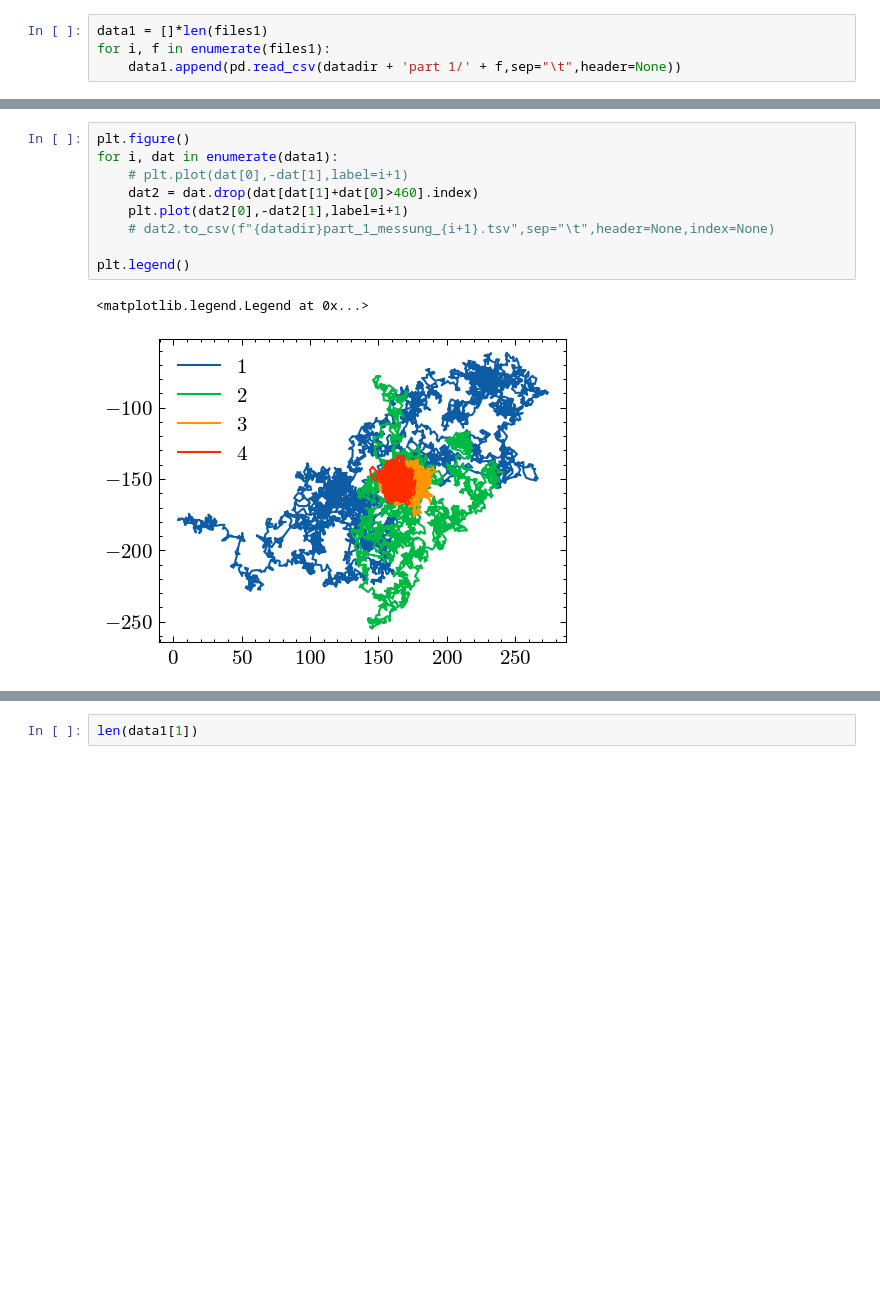
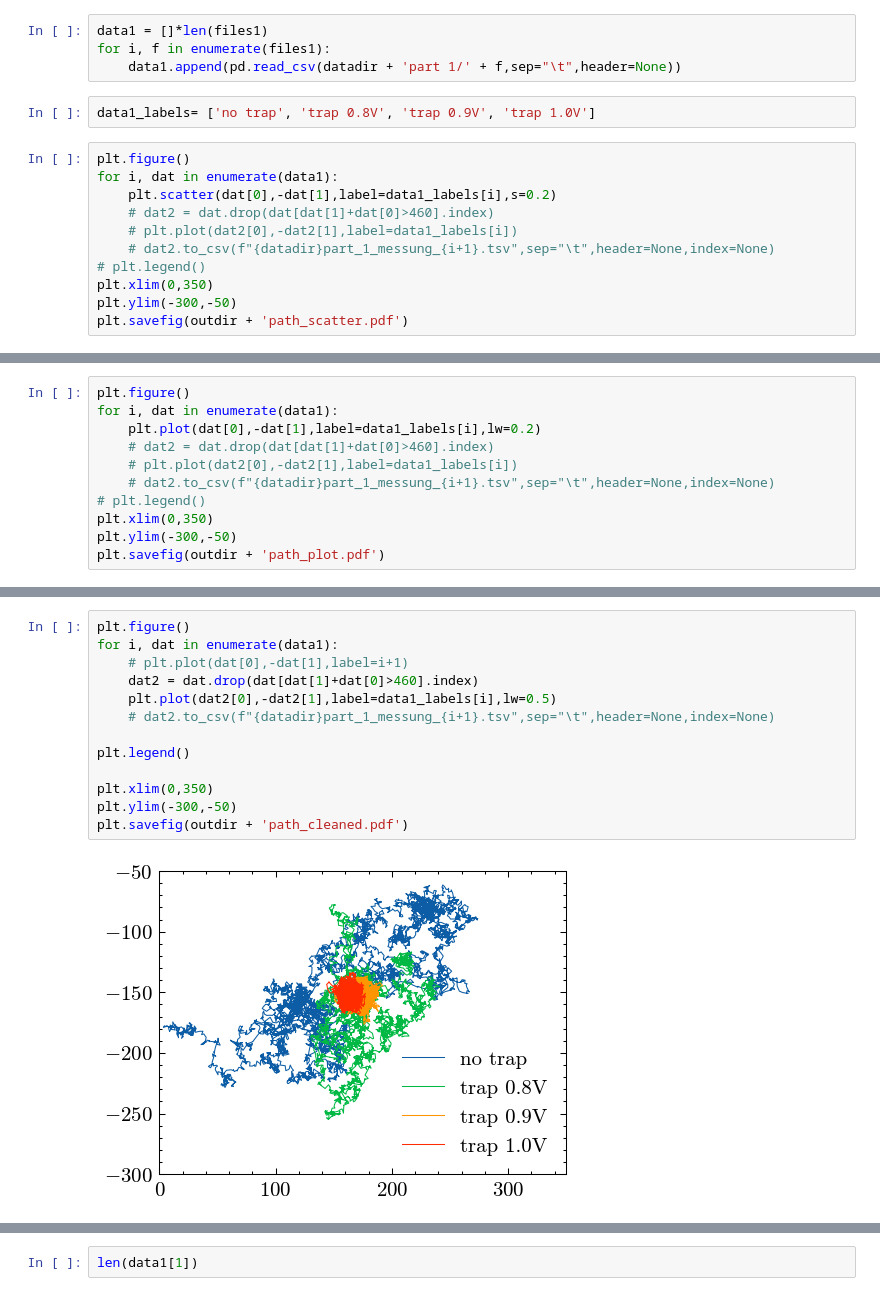
Before and after one commit to emhl/FP2, a Jupyter notebook: evaneszenz.ipynb, the cells around one changed output, grey strips where cells are left out. Saved outputs shown, nothing was run; the diff lists cells and outputs as text; blank space fills up the shorter version.

Commit message:
export plots

```diff
--- a/evaneszenz.ipynb
+++ b/evaneszenz.ipynb
@@ -43,3 +43,16 @@ files2 = ['messung_1_2023-11-08_11-34-24.dat', 'messung_2_2023-11-08_11-53-21.da
 data1 = []*len(files1)
 for i, f in enumerate(files1):
     data1.append(pd.read_csv(datadir + 'part 1/' + f,sep="\t",header=None))
+# %%
+data1_labels= ['no trap', 'trap 0.8V', 'trap 0.9V', 'trap 1.0V']
+# %%
+plt.figure()
+for i, dat in enumerate(data1):
+    plt.scatter(dat[0],-dat[1],label=data1_labels[i],s=0.2)
+    # dat2 = dat.drop(dat[dat[1]+dat[0]>460].index)
+    # plt.plot(dat2[0],-dat2[1],label=data1_labels[i])
+    # dat2.to_csv(f"{datadir}part_1_messung_{i+1}.tsv",sep="\t",header=None,index=None)
+# plt.legend()
+plt.xlim(0,350)
+plt.ylim(-300,-50)
+plt.savefig(outdir + 'path_scatter.pdf')
@@ -45,0 +61,11 @@ for i, f in enumerate(files1):
+# %%
+plt.figure()
+for i, dat in enumerate(data1):
+    plt.plot(dat[0],-dat[1],label=data1_labels[i],lw=0.2)
+    # dat2 = dat.drop(dat[dat[1]+dat[0]>460].index)
+    # plt.plot(dat2[0],-dat2[1],label=data1_labels[i])
+    # dat2.to_csv(f"{datadir}part_1_messung_{i+1}.tsv",sep="\t",header=None,index=None)
+# plt.legend()
+plt.xlim(0,350)
+plt.ylim(-300,-50)
+plt.savefig(outdir + 'path_plot.pdf')
@@ -46,15 +74,18 @@ for i, f in enumerate(files1):
 # %%
 plt.figure()
 for i, dat in enumerate(data1):
     # plt.plot(dat[0],-dat[1],label=i+1)
     dat2 = dat.drop(dat[dat[1]+dat[0]>460].index)
-    plt.plot(dat2[0],-dat2[1],label=i+1)
+    plt.plot(dat2[0],-dat2[1],label=data1_labels[i],lw=0.5)
     # dat2.to_csv(f"{datadir}part_1_messung_{i+1}.tsv",sep="\t",header=None,index=None)
 
 plt.legend()
+
+plt.xlim(0,350)
+plt.ylim(-300,-50)
+plt.savefig(outdir + 'path_cleaned.pdf')
 # %% [output]
-<matplotlib.legend.Legend at 0x...>
-[figure, old version]
+[figure, new version]
 # %%
 plt.figure()
 a,b= 1250,3400
```
Also changed, not shown: parts of 15 cells of this notebook.
